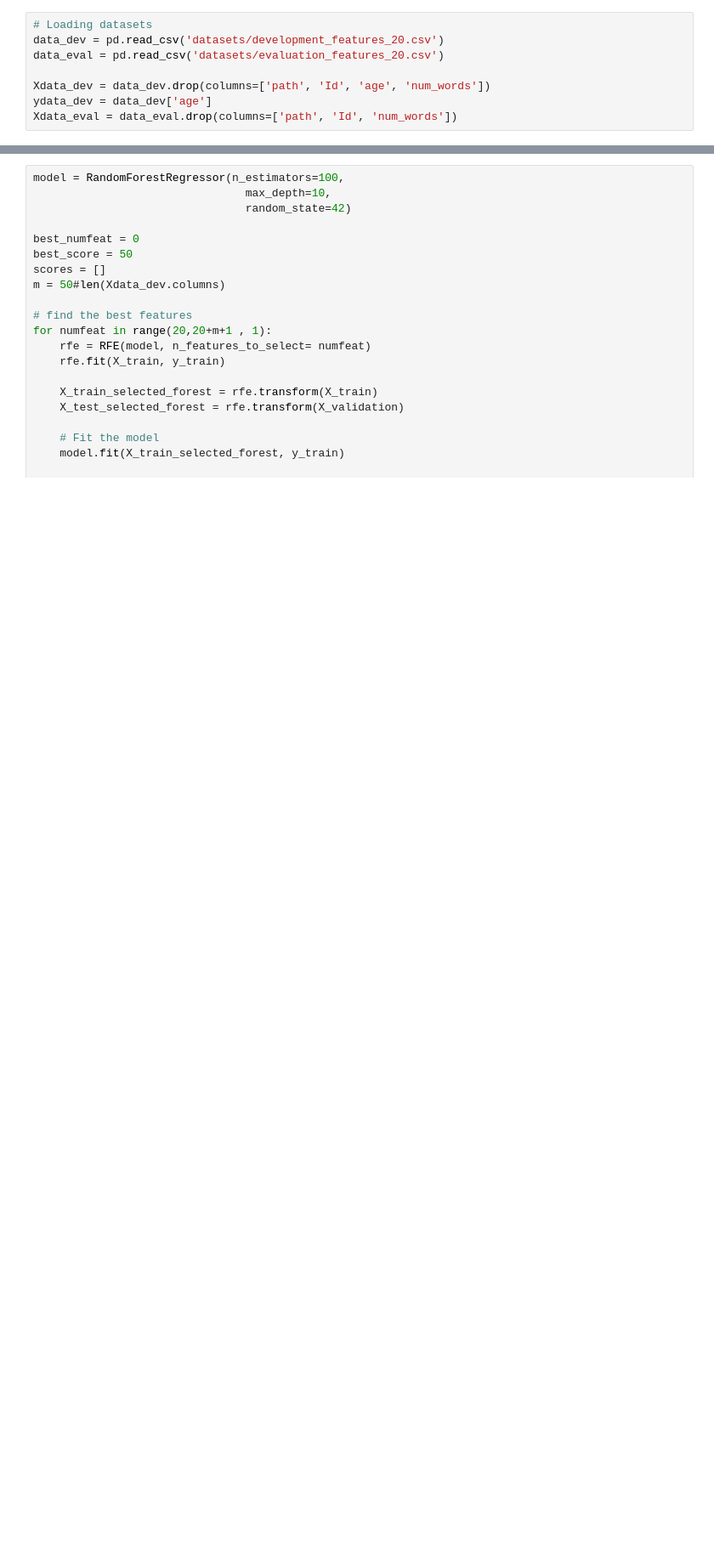
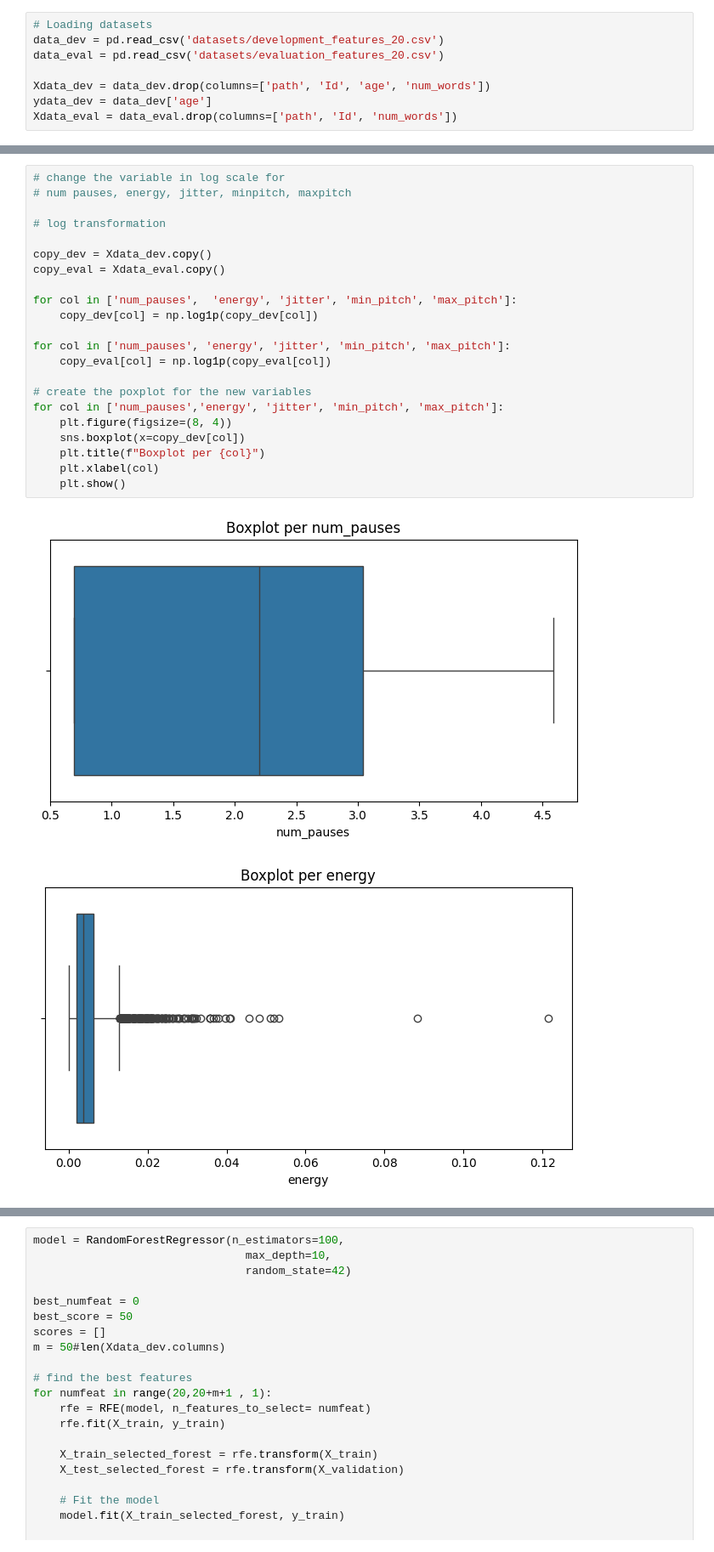
Before and after one commit to RBello02/Homework_Data_science, a Jupyter notebook: code_ren.ipynb, the cells around one changed output, grey strips where cells are left out. Shown at 85% size. Drawn from its saved outputs; the diff is of its cells as text; blank space fills up the shorter version.

```diff
--- a/code_ren.ipynb
+++ b/code_ren.ipynb
@@ -34,0 +64,25 @@ Xdata_eval = data_eval.drop(columns=['path', 'Id', 'num_words'])
+# %%
+# change the variable in log scale for
+# num pauses, energy, jitter, minpitch, maxpitch
+
+# log transformation
+
+copy_dev = Xdata_dev.copy()
+copy_eval = Xdata_eval.copy()
+
+for col in ['num_pauses',  'energy', 'jitter', 'min_pitch', 'max_pitch']:
+    copy_dev[col] = np.log1p(copy_dev[col])
+
+for col in ['num_pauses', 'energy', 'jitter', 'min_pitch', 'max_pitch']:
+    copy_eval[col] = np.log1p(copy_eval[col])
+
+# create the poxplot for the new variables
+for col in ['num_pauses','energy', 'jitter', 'min_pitch', 'max_pitch']:
+    plt.figure(figsize=(8, 4))
+    sns.boxplot(x=copy_dev[col])
+    plt.title(f"Boxplot per {col}")
+    plt.xlabel(col)
+    plt.show()
+# %% [output]
+[figure, added]
+[figure, added]
```
Also changed, not shown: parts of 7 cells of this notebook, 1 other file.
